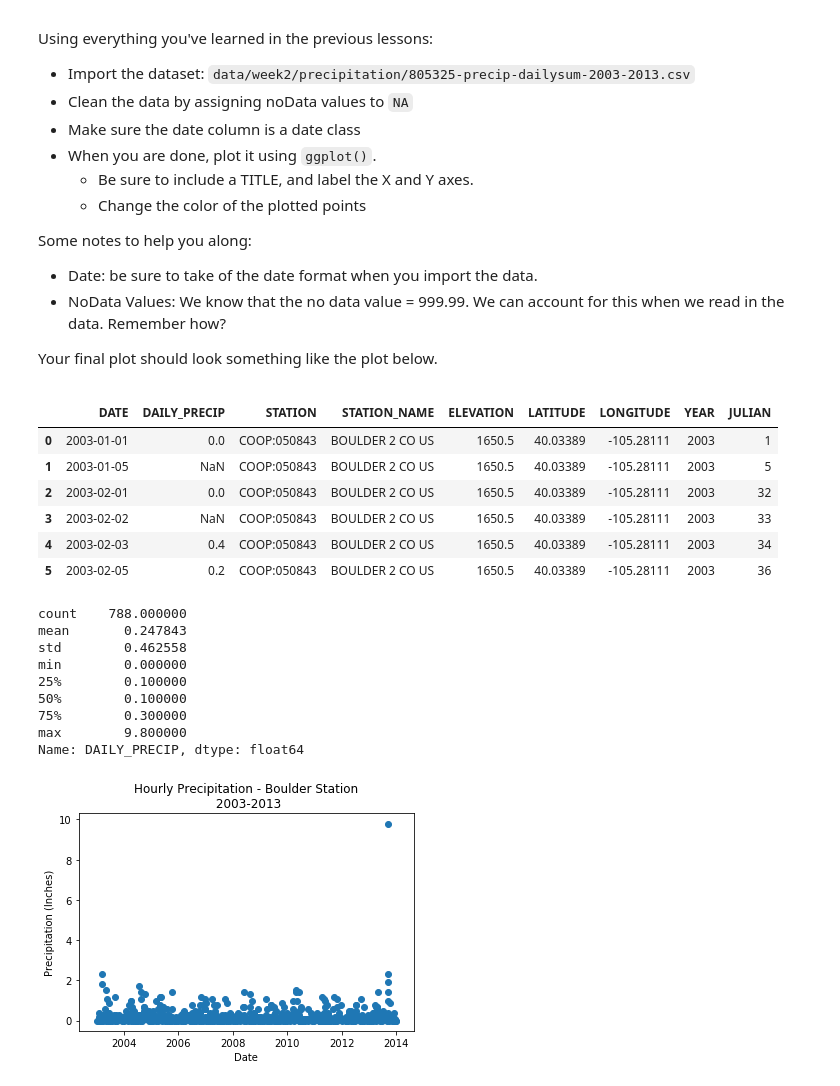
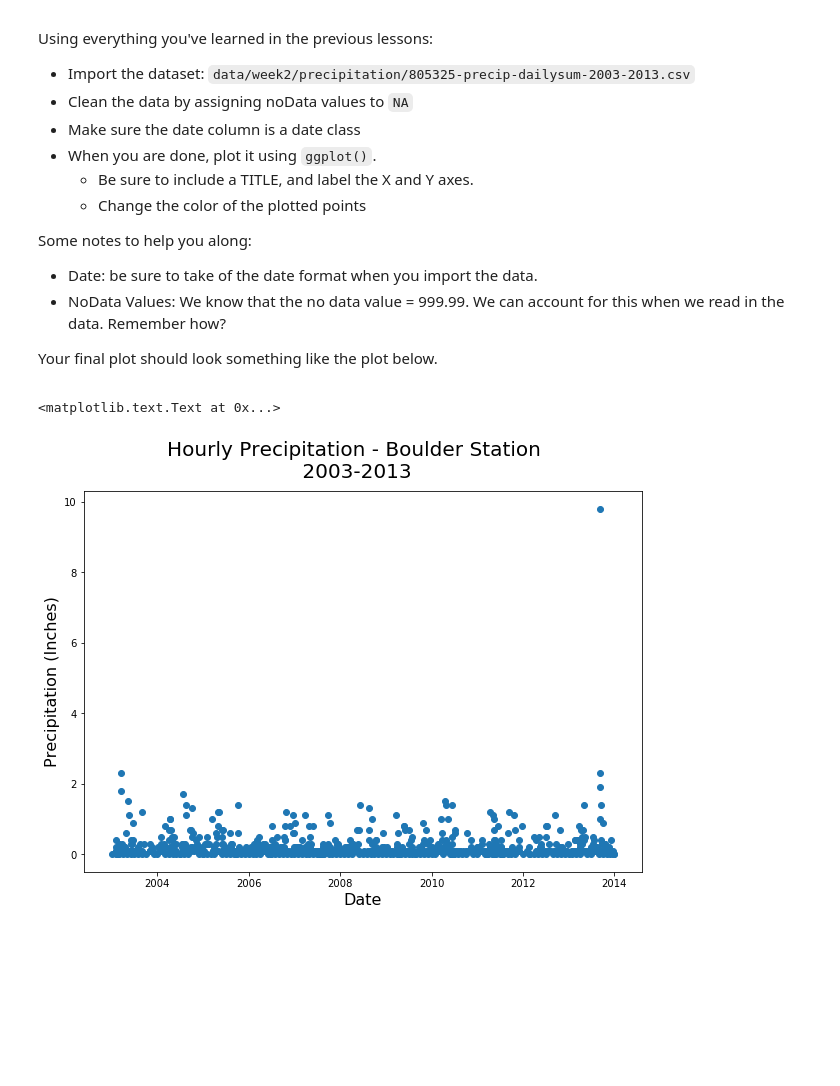
Before and after one commit to choldgraf/earth-analytics-python_OLD, a Jupyter notebook: notebooks/final-notebooks/week-2/plot-time-series-handle-dates/2017-01-25-flood03-clean-plot-precipitation-data-in-python.ipynb, the cells around one changed output. Drawn from its saved outputs; the diff is of its cells as text; code cells hidden in the pictures; blank space fills up the shorter version.

Commit message:
week 2 time series edits l01-4

```diff
--- a/notebooks/final-notebooks/week-2/plot-time-series-handle-dates/2017-01-25-flood03-clean-plot-precipitation-data-in-python.ipynb
+++ b/notebooks/final-notebooks/week-2/plot-time-series-handle-dates/2017-01-25-flood03-clean-plot-precipitation-data-in-python.ipynb
@@ -244,43 +238,32 @@ when we read in the data. Remember how?
 
 Your final plot should look something like the plot below.
 </div>
-# %%
-# this code chunk needs to be hidden
-# import the data specifying the na_value
-boulder_daily_precip = pd.read_csv('data/week2/precipitation/805325-precip-dailysum-2003-2013.csv', parse_dates=['DATE'],
-                                   na_values=[999.99])
-boulder_daily_precip.head(6)
-# %% [output]
-|  | DATE | DAILY_PRECIP | STATION | STATION_NAME | ELEVATION | LATITUDE | LONGITUDE | YEAR | JULIAN |
-| 0 | 2003-01-01 | 0.0 | COOP:050843 | BOULDER 2 CO US | 1650.5 | 40.03389 | -105.28111 | 2003 | 1 |
-| 1 | 2003-01-05 | NaN | COOP:050843 | BOULDER 2 CO US | 1650.5 | 40.03389 | -105.28111 | 2003 | 5 |
-| 2 | 2003-02-01 | 0.0 | COOP:050843 | BOULDER 2 CO US | 1650.5 | 40.03389 | -105.28111 | 2003 | 32 |
-| 3 | 2003-02-02 | NaN | COOP:050843 | BOULDER 2 CO US | 1650.5 | 40.03389 | -105.28111 | 2003 | 33 |
-| 4 | 2003-02-03 | 0.4 | COOP:050843 | BOULDER 2 CO US | 1650.5 | 40.03389 | -105.28111 | 2003 | 34 |
-| 5 | 2003-02-05 | 0.2 | COOP:050843 | BOULDER 2 CO US | 1650.5 | 40.03389 | -105.28111 | 2003 | 36 |
-# %%
-# is the max value different now?
-boulder_daily_precip['DAILY_PRECIP'].describe()
-# %% [output]
-count    788.000000
-mean       0.247843
-std        0.462558
-min        0.000000
-25%        0.100000
-50%        0.100000
-75%        0.300000
-max        9.800000
-Name: DAILY_PRECIP, dtype: float64
-# %%
-# plot the data -- i need to revisit as some of this was hidden
-# this plot seems weird now - not sure why
-fig, ax = plt.subplots()
-# note the use of .values here...
-ax.scatter(boulder_daily_precip['DATE'].values, boulder_daily_precip['DAILY_PRECIP'].values)
-ax.set(xlabel="Date",
-       ylabel="Precipitation (Inches)",
-       title="Hourly Precipitation - Boulder Station\n 2003-2013");
-# %% [output]
-[figure, removed]
+# %%
+# this code chunk needs to be hidden but show the final plot! this is a challenge exercise
+# so i want to show the plot so they know what the final should look like.
+# import the data specifying the na_value
+boulder_daily_precip = pd.read_csv('data/week2/precipitation/805325-precip-dailysum-2003-2013.csv',
+                                   parse_dates=['DATE'],
+                                   na_values=[999.99])
+
+# set figure size
+from pylab import rcParams
+rcParams['figure.figsize'] = 10, 7
+# plot the data
+fig, ax = plt.subplots()
+# note the use of .values here...
+ax.scatter(boulder_daily_precip['DATE'].values, boulder_daily_precip['DAILY_PRECIP'].values)
+#ax.set(xlabel="Date",
+#       ylabel="Precipitation (Inches)",
+#       title="");
+# can i setup some sort of template to control all of the sizes?
+fig.suptitle('Hourly Precipitation - Boulder Station\n 2003-2013', fontsize=20)
+plt.xlabel('Date', fontsize=16)
+plt.ylabel('Precipitation (Inches)', fontsize=16)
+# can i make this plot bigger and prettier??
+# can i get rid of the matplotlib message?
+# %% [output]
+<matplotlib.text.Text at 0x...>
+[figure, added]
 # %% [markdown]
 
```
Also changed, not shown: parts of 26 cells of this notebook, 12 other files.
